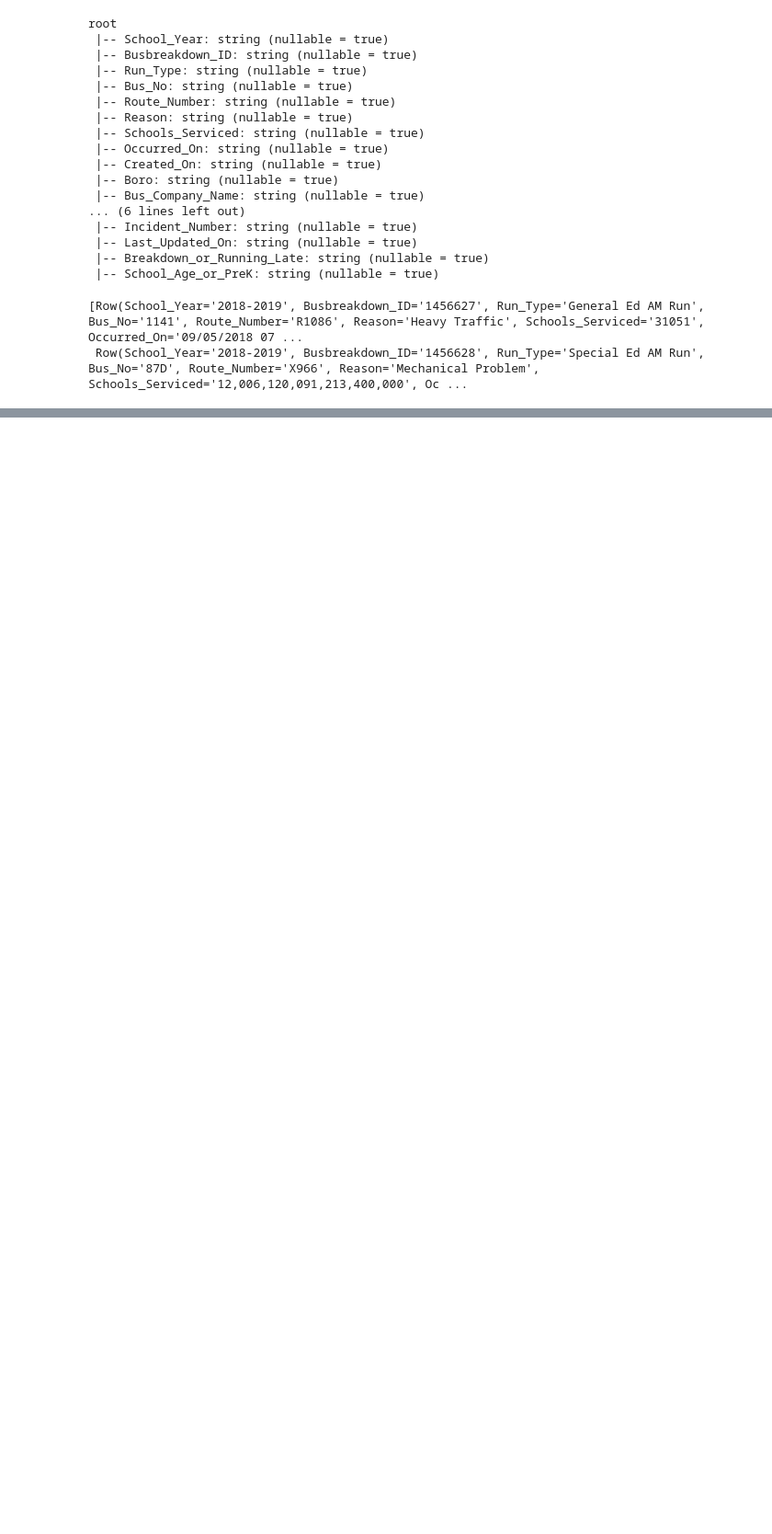
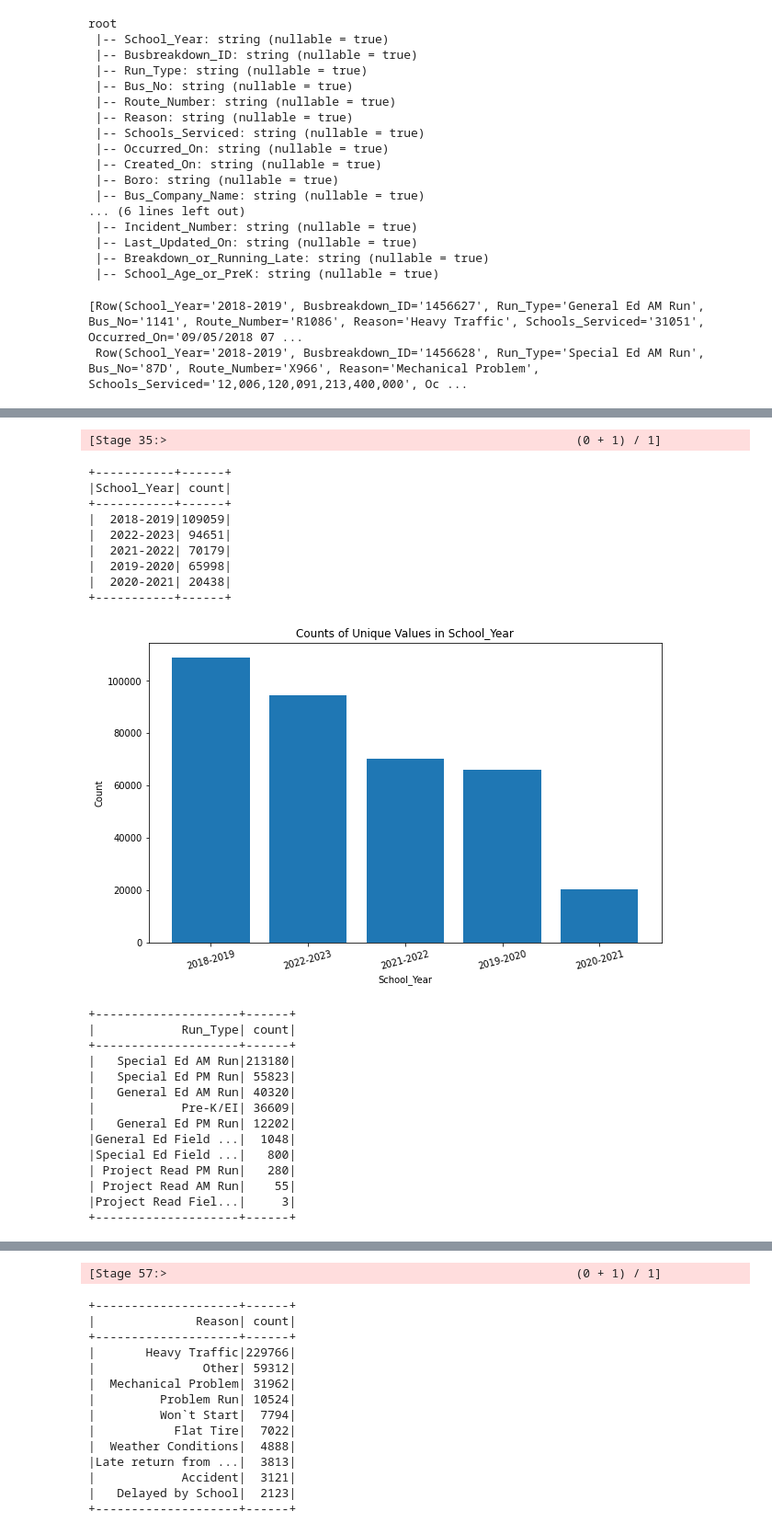
Before and after one commit to SyHilichurl/722, a Jupyter notebook: Untitled.ipynb, the cells around one changed output, grey strips where cells are left out. Shown at 92% size. Saved outputs shown, nothing was run; the diff lists cells and outputs as text; code cells hidden in the pictures; blank space fills up the shorter version.

```diff
--- a/Untitled.ipynb
+++ b/Untitled.ipynb
@@ -35,0 +146,44 @@ df.head(2)
+# %%
+# explore categorical columns
+for item in colname_category:
+    # Filter out rows with None values
+    filtered_df = df.filter(df[item].isNotNull())
+
+    category_counts = filtered_df.groupBy(item).count().orderBy('count', ascending=False)
+    category_counts.show()
+
+    category_counts_pd = category_counts.toPandas()
+    if not category_counts_pd.empty:
+        plt.figure(figsize=(10, 6))
+        plt.bar(category_counts_pd[item], category_counts_pd['count'])
+        plt.xlabel(item)
+        plt.ylabel('Count')
+        plt.title(f'Counts of Unique Values in {item}')
+        plt.xticks(rotation=15)
+        plt.show()
+# %% [output]
+[Stage 35:>                                                         (0 + 1) / 1]
++-----------+------+
+|School_Year| count|
++-----------+------+
+|  2018-2019|109059|
+|  2022-2023| 94651|
+|  2021-2022| 70179|
+|  2019-2020| 65998|
+|  2020-2021| 20438|
++-----------+------+
+[figure, added]
++--------------------+------+
+|            Run_Type| count|
++--------------------+------+
+|   Special Ed AM Run|213180|
+|   Special Ed PM Run| 55823|
+|   General Ed AM Run| 40320|
+|            Pre-K/EI| 36609|
+|   General Ed PM Run| 12202|
+|General Ed Field ...|  1048|
+|Special Ed Field ...|   800|
+| Project Read PM Run|   280|
+| Project Read AM Run|    55|
+|Project Read Fiel...|     3|
++--------------------+------+
@@ -35,0 +191,15 @@ df.head(2)
+[Stage 57:>                                                         (0 + 1) / 1]
++--------------------+------+
+|              Reason| count|
++--------------------+------+
+|       Heavy Traffic|229766|
+|               Other| 59312|
+|  Mechanical Problem| 31962|
+|         Problem Run| 10524|
+|         Won`t Start|  7794|
+|           Flat Tire|  7022|
+|  Weather Conditions|  4888|
+|Late return from ...|  3813|
+|            Accident|  3121|
+|   Delayed by School|  2123|
++--------------------+------+
```
Also changed, not shown: parts of 6 cells of this notebook.
